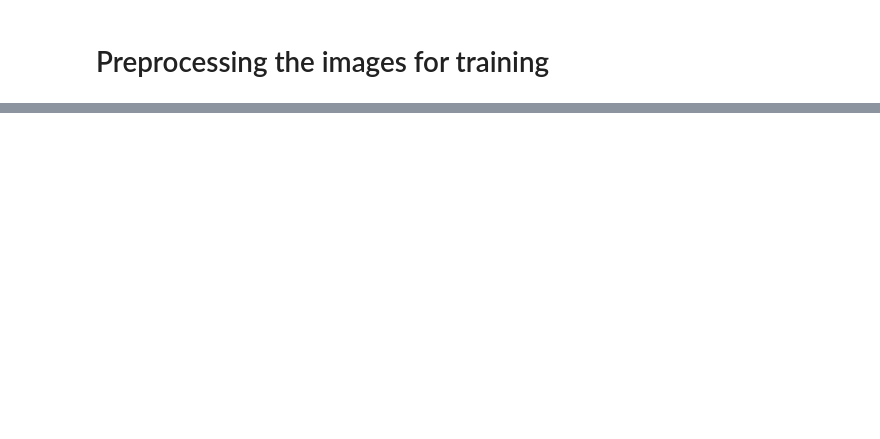
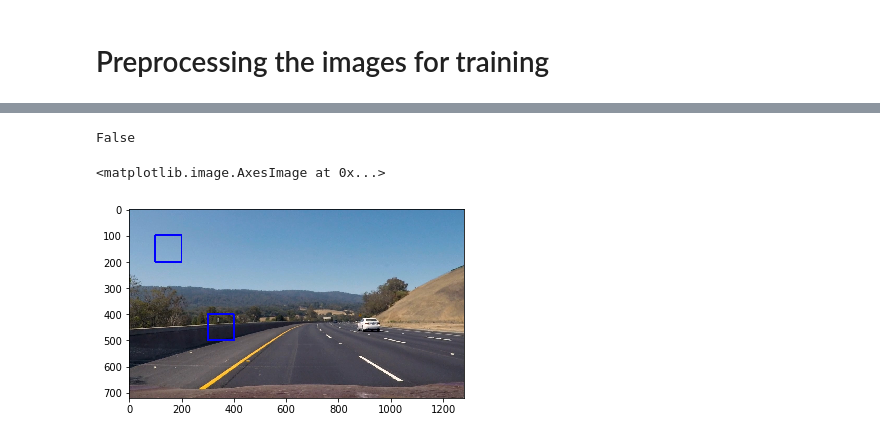
Before and after one commit to ramseykhalaf/CarND-Vehicle-Detection, a Jupyter notebook: vehicle_detection.ipynb, the cells around one changed output, grey strips where cells are left out. Cells and saved outputs as stored; diff of their text form; code cells hidden in the pictures; blank space fills up the shorter version.

```diff
--- a/vehicle_detection.ipynb
+++ b/vehicle_detection.ipynb
@@ -296,2 +325,0 @@ I will choose 2 cells per block
-# %%
-X, y = preprocess_data(car_images, notcar_images, orient=10, pix_per_cell=16, cell_per_block=2, color_space='LUV', color_chan='ALL')
@@ -437,14 +325,0 @@ AttributeError: 'Model' object has no attribute 'add'
-# %%
-test3 = plt.imread('test_images/test3.jpg')
-
-def draw_boxes(img, bboxes, color=(0, 0, 255), thick=6):
-    # make a copy of the image
-    draw_img = np.copy(img)
-    for x, y in bboxes:
-        cv2.rectangle(draw_img, x, y, color, thick)
-    return draw_img
-
-bboxes = [((100, 100), (200, 200)), ((300, 300), (400, 400))]
-
-result = draw_boxes(test3, bboxes)
-plt.imshow(result)
@@ -509,0 +486,48 @@ True
+# %%
+def is_car(window_pixels, model_size=64):
+    window_pixels_resized = cv2.resize(window_pixels, (model_size, model_size))
+#     window_pixels_resized = window_pixels
+
+    features = images_to_features([window_pixels_resized], **model_params)
+    window_X = np.vstack(features)
+    window_X = scaler.transform(window_X)
+    pred = model.decision_function(window_X)[0]
+
+#     print(window_pixels.shape)
+#     print(window_pixels_resized.shape)
+#     print(window_X.shape)
+#     print(pred)
+    return pred > 0.4
+
+# draw_side_by_side(car_images[0], notcar_images[0])
+
+is_car(car_images[0])
+is_car(car_images[1])
+is_car(car_images[2])
+is_car(car_images[3])
+
+is_car(notcar_images[0])
+is_car(notcar_images[1])
+is_car(notcar_images[2])
+is_car(notcar_images[3])
+# %% [output]
+False
+# %%
+test3 = plt.imread('test_images/test3.jpg')
+
+def draw_boxes(img, bboxes, color=(0, 0, 255), thick=6):
+    # make a copy of the image
+    draw_img = np.copy(img)
+    for box in bboxes:
+        x = (box[0], box[1])
+        y = (box[2], box[3])
+        cv2.rectangle(draw_img, x, y, color, thick)
+    return draw_img
+
+bboxes = [[100,100,200,200], [300, 400, 400, 500]]
+
+result = draw_boxes(test3, bboxes)
+plt.imshow(result)
+# %% [output]
+<matplotlib.image.AxesImage at 0x...>
+[figure, added]
```
Also changed, not shown: parts of 79 cells of this notebook, 11 other files.
